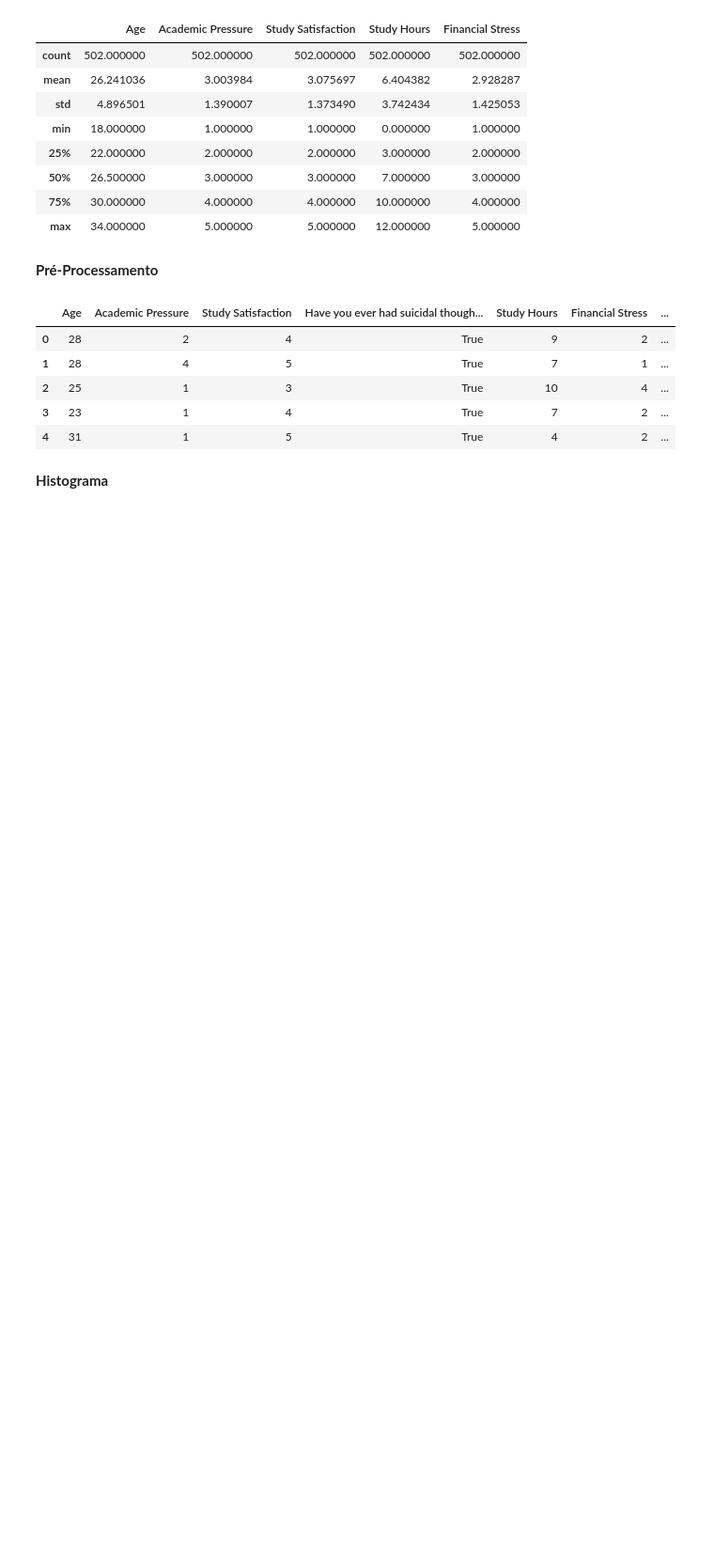
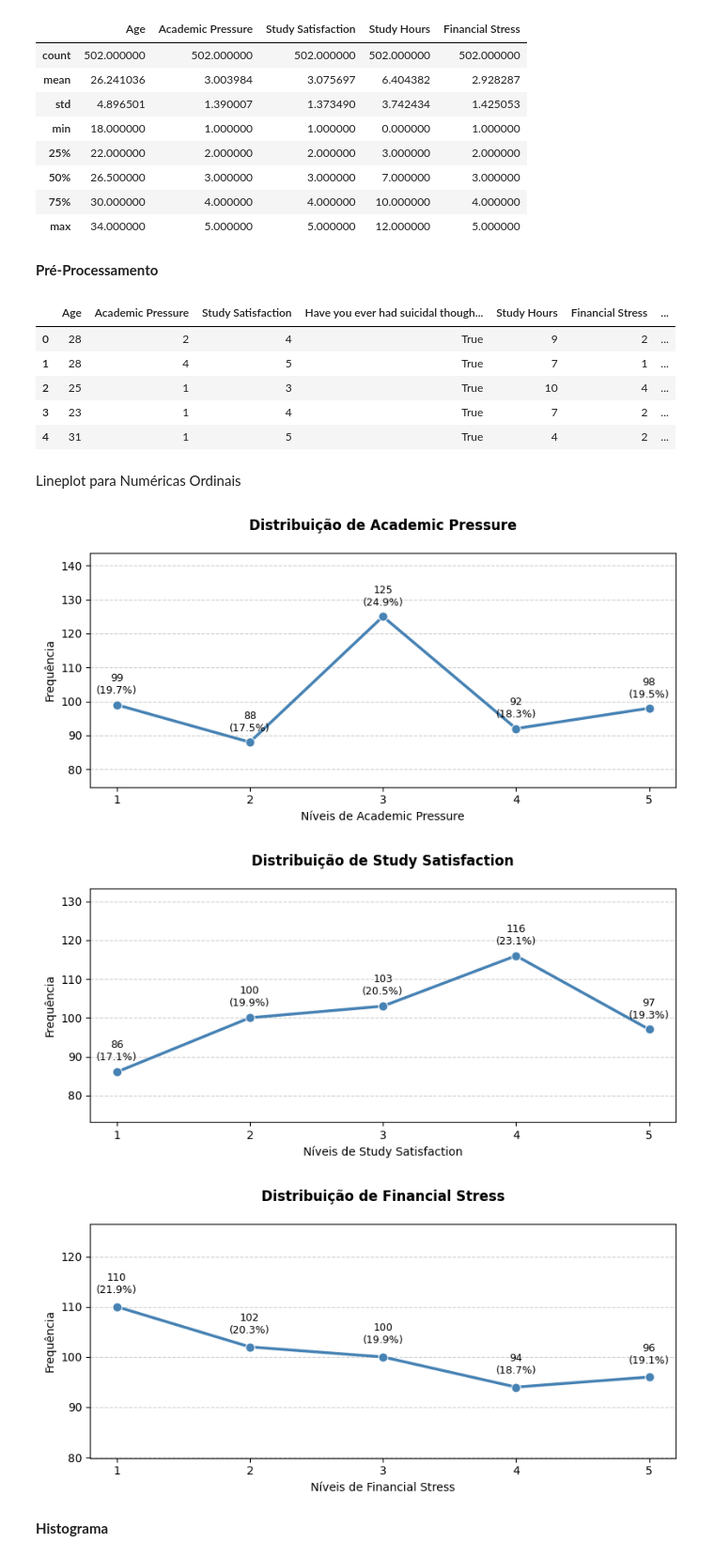
Before and after one commit to MrCostinha/CDE-AM, a Jupyter notebook: CDE_Projeto_Final_AM.ipynb, the cells around one changed output. Shown at 94% size. Saved outputs shown, nothing was run; the diff lists cells and outputs as text; code cells hidden in the pictures; blank space fills up the shorter version.

Commit message:
Lineplot das ordinais e ajuste no pairplot

```diff
--- a/CDE_Projeto_Final_AM.ipynb
+++ b/CDE_Projeto_Final_AM.ipynb
@@ -82,6 +82,7 @@ dtype: int64
 **Divisão das features entre categóricas e numéricas**
 # %%
 numericas = ['Age', 'Academic Pressure', 'Study Satisfaction', 'Study Hours', 'Financial Stress']
+ordinais = ['Academic Pressure', 'Study Satisfaction', 'Financial Stress']
 categoricas = ['Gender', 'Sleep Duration', 'Dietary Habits',
                'Have you ever had suicidal thoughts ?',
                'Family History of Mental Illness']
@@ -166,20 +169,20 @@ Name: count, dtype: int64
 # %%
-for coluna in categoricas:
+for feature in categoricas:
     plt.figure(figsize=(8, 4)) # Uma figura para cada gráfico
 
     ax = sns.countplot(
-        x=depre[coluna],
+        x=depre[feature],
         palette='pastel',  # Paleta suave
-        hue=depre[coluna],
-        order=depre[coluna].value_counts().index  # Ordena pela frequência
-    )
+        hue=depre[feature],
+        order=depre[feature].value_counts().index  # Ordena pela frequência
+        )
 
-    plt.title(coluna, fontweight='bold')
+    plt.title(feature, fontweight='bold')
     plt.xlabel('Categorias')
     plt.ylabel('Frequência')
 
     # Adiciona porcentagens nas barras
-    total = len(depre[coluna])
+    total = len(depre[feature])
     for p in ax.patches:
         height = p.get_height()
         ax.text(
@@ -189,12 +192,12 @@ for coluna in categoricas:
             ha='center',
             va='bottom',
             fontsize=9
-        )
+            )
 
     # Ajusta layout
     plt.xticks(rotation=45)  # Rotaciona labels longos
     plt.tight_layout()
-    plt.savefig(f'countplot_{coluna}.png')
+    plt.savefig(f'countplot_{feature}.png')
     plt.show()
     print('\n\n')
 # %% [output]
@@ -244,6 +249,48 @@ depre.head()
 # %%
 X = depre.drop('Depression', axis=1)
 y = depre['Depression']
+# %% [markdown]
+Lineplot para Numéricas Ordinais
+# %%
+for feature in ordinais:
+    plt.figure(figsize=(8, 4))
+
+    frequencia = depre[feature].value_counts().sort_index()
+
+    ax = sns.lineplot(
+        x=frequencia.index.astype(str),  # Forçar tratamento como categórico
+        y=frequencia.values,
+        marker='o',
+        markersize=8,
+        color='steelblue',
+        linewidth=2.5
+    )
+
+    plt.ylim(frequencia.min()*0.85, frequencia.max()*1.15)
+    plt.title(f'Distribuição de {feature}', fontweight='bold', pad=20)
+    plt.xlabel(f'Níveis de {feature}')
+    plt.ylabel('Frequência')
+    plt.xticks(ticks=frequencia.index.astype(str), labels=[1, 2, 3, 4, 5])
+
+    total = len(depre)
+    for nivel, count in frequencia.items():
+        plt.text(
+            x=str(nivel),
+            y=count + (0.02 * frequencia.max()),  # Ajuste vertical
+            s=f'{count}\n({count/total:.1%})',
+            ha='center',
+            va='bottom',
+            fontsize=9
+        )
+
+    plt.grid(axis='y', linestyle='--', alpha=0.6)  # Linhas de grade horizontais
+    plt.tight_layout()
+    plt.show()
+    print('\n\n')
+# %% [output]
+[figure, added]
+[figure, added]
+[figure, added]
 # %% [markdown]
 **Histograma**
 # %%
```
Also changed, not shown: parts of 9 cells of this notebook.
